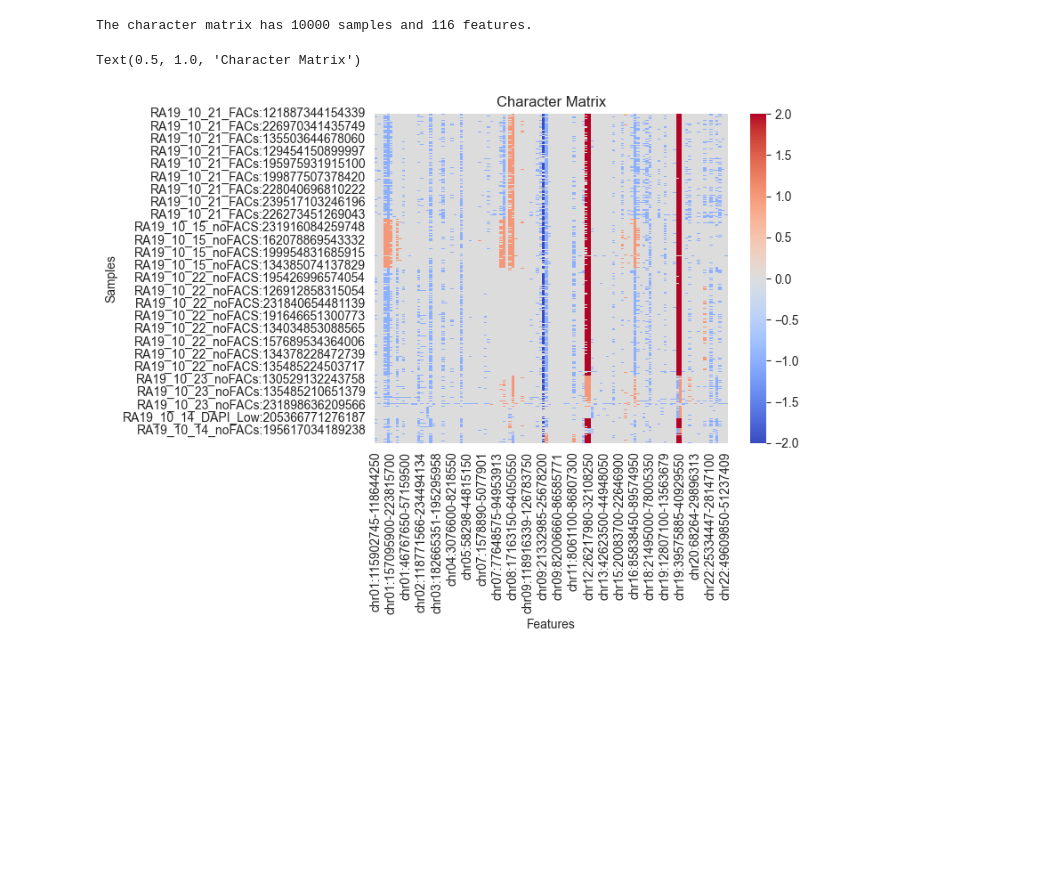
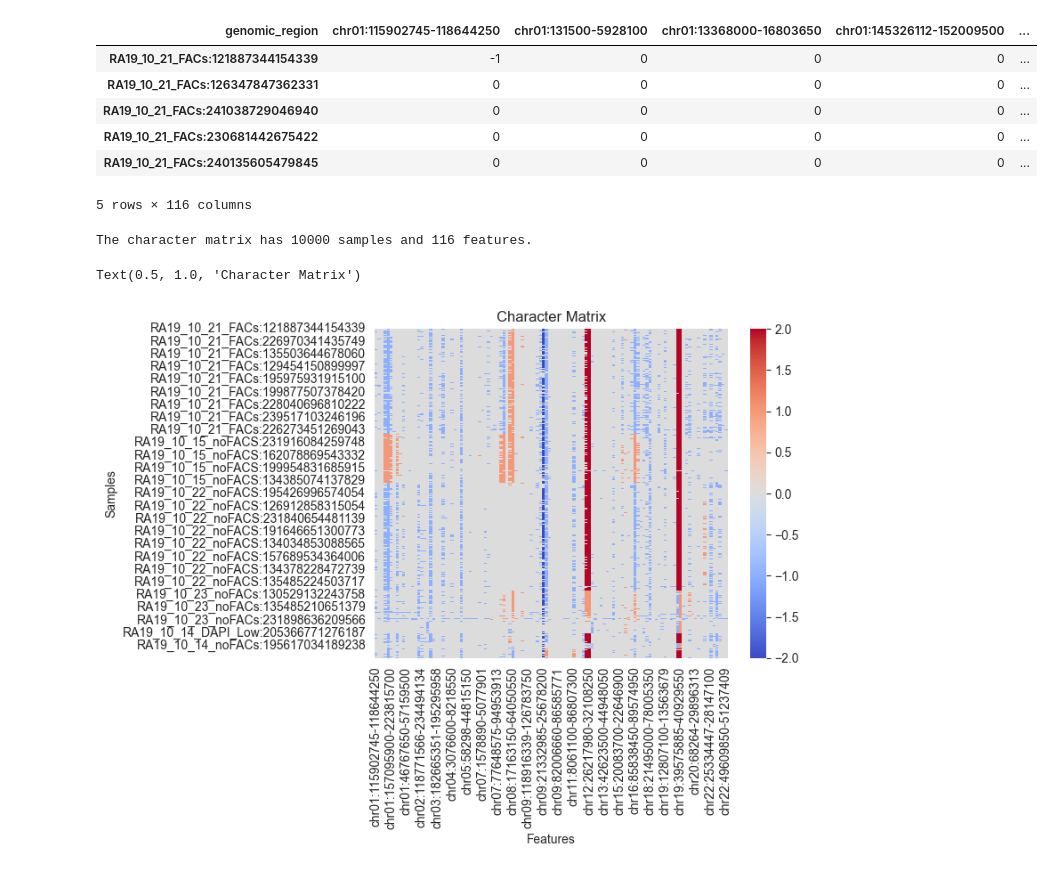
Before and after one commit to sitarapersad/PICASSO, a Jupyter notebook: notebooks/example_notebook.ipynb, the cells around one changed output. Drawn from its saved outputs; the diff is of its cells as text; code cells hidden in the pictures; blank space fills up the shorter version.

```diff
--- a/notebooks/example_notebook.ipynb
+++ b/notebooks/example_notebook.ipynb
@@ -3,10 +3,19 @@ import pandas as pd
 # %%
 data_dir = '/Users/sitarapersad/Documents/research/alejandro/data'
 tumor = pd.read_csv(f'{data_dir}/dfcna_tumor.txt', sep='\t', index_col=[0]).T
 cnas = pd.read_csv(f'{data_dir}/dfcna_cnas.txt', sep='\t', index_col=[0]).T
 
 character_matrix = cnas.loc[tumor.index].iloc[:10000]
 del tumor
+character_matrix.head()
+# %% [output]
+| genomic_region | chr01:115902745-118644250 | chr01:131500-5928100 | chr01:13368000-16803650 | chr01:145326112-152009500 | ... |
+| RA19_10_21_FACs:121887344154339 | -1 | 0 | 0 | 0 | ... |
+| RA19_10_21_FACs:126347847362331 | 0 | 0 | 0 | 0 | ... |
+| RA19_10_21_FACs:241038729046940 | 0 | 0 | 0 | 0 | ... |
+| RA19_10_21_FACs:230681442675422 | 0 | 0 | 0 | 0 | ... |
+| RA19_10_21_FACs:240135605479845 | 0 | 0 | 0 | 0 | ... |
+5 rows × 116 columns
 # %%
 print(f'The character matrix has {character_matrix.shape[0]} samples and {character_matrix.shape[1]} features.')
 # %% [output]
```
